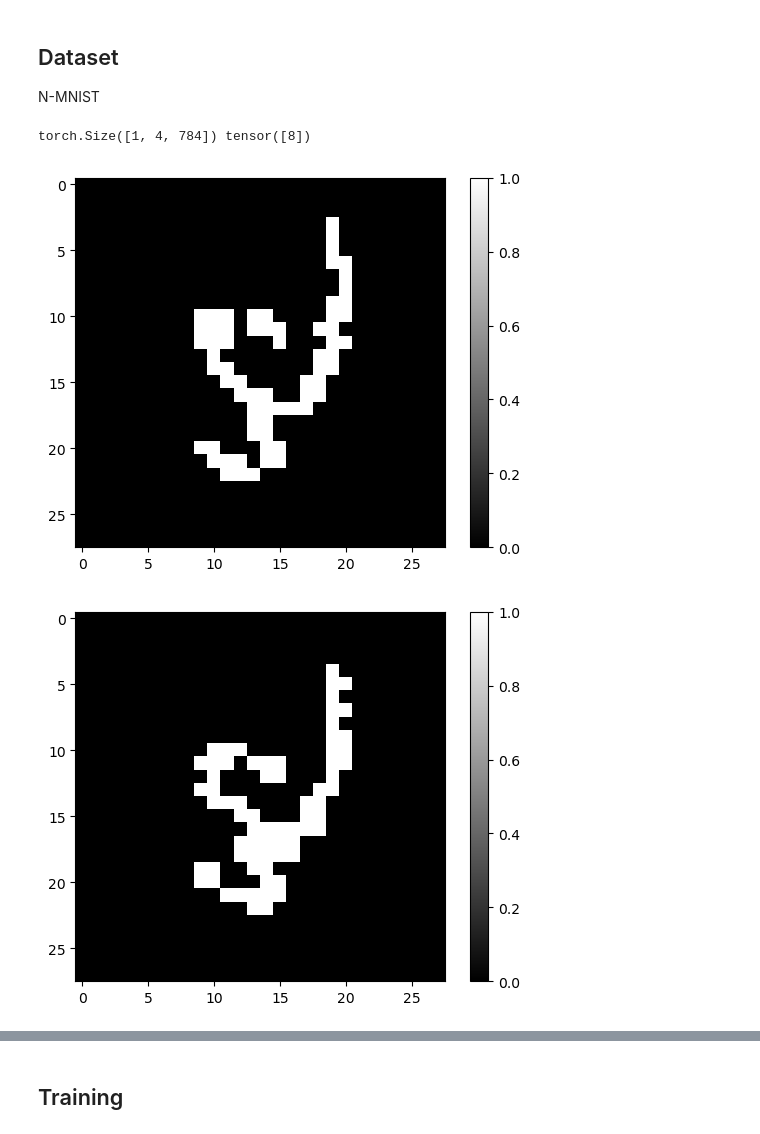
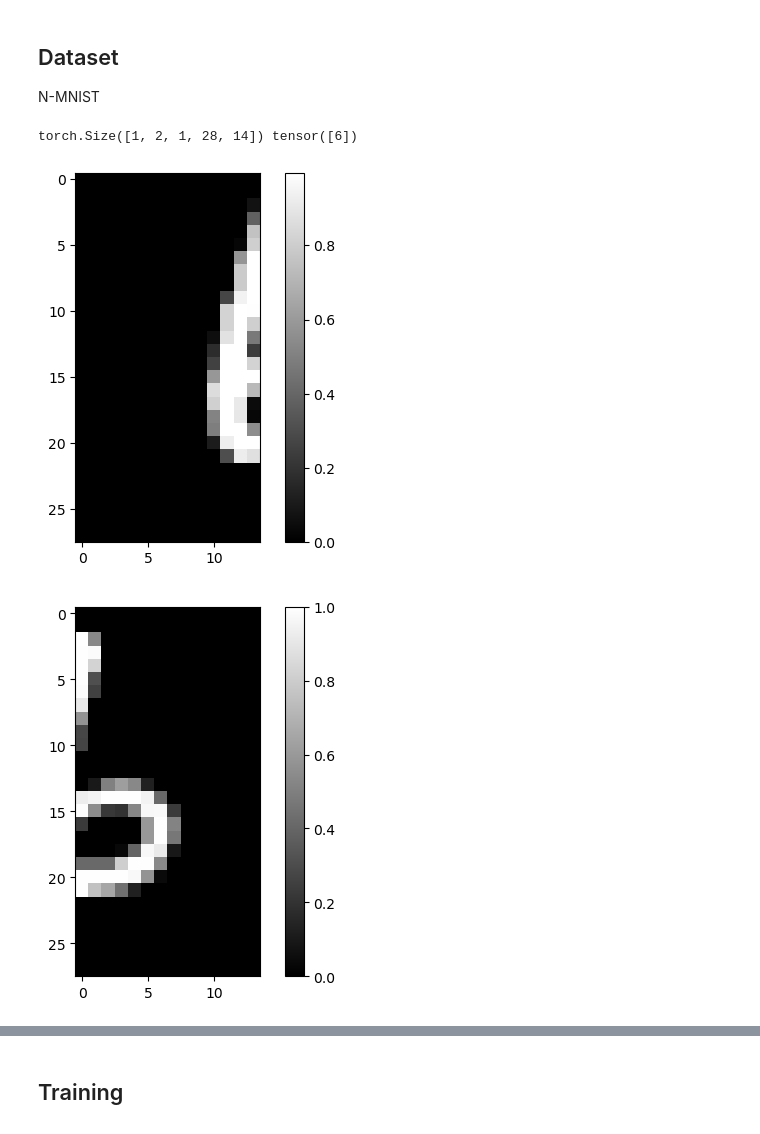
Before and after one commit to largraf/EchoSpike, a Jupyter notebook: main.ipynb, the cells around one changed output, grey strips where cells are left out. Saved outputs shown, nothing was run; the diff lists cells and outputs as text; code cells hidden in the pictures.

```diff
--- a/main.ipynb
+++ b/main.ipynb
@@ -17,17 +17,18 @@ model_id = 0
 ## Dataset
 N-MNIST
 # %%
-n_time_bins = 4
-train_loader, test_loader = load_PMNIST(n_time_bins, scale=0.9) #load_NMNIST(n_time_bins, batch_size=batch_size)
+n_time_bins = 2
+# train_loader, test_loader = load_PMNIST(n_time_bins, scale=0.9) #load_NMNIST(n_time_bins, batch_size=batch_size)
+train_loader, test_loader = load_half_MNIST() #load_NMNIST(n_time_bins, batch_size=batch_size)
 
 # Plot Example
 frames, target = next(iter(train_loader))
 print(frames.shape, target)
 for i in range(n_time_bins):
     plt.figure()
-    plt.imshow(frames[0,i].view(28,28), cmap='gray')
+    plt.imshow(frames[0,i].view(28,14), cmap='gray')
     plt.colorbar()
 # %% [output]
-torch.Size([1, 4, 784]) tensor([8])
+torch.Size([1, 2, 1, 28, 14]) tensor([6])
-[figure, old version]
+[figure, new version]
-[figure, old version]
+[figure, new version]
```
Also changed, not shown: parts of 7 cells of this notebook, 4 other files.
